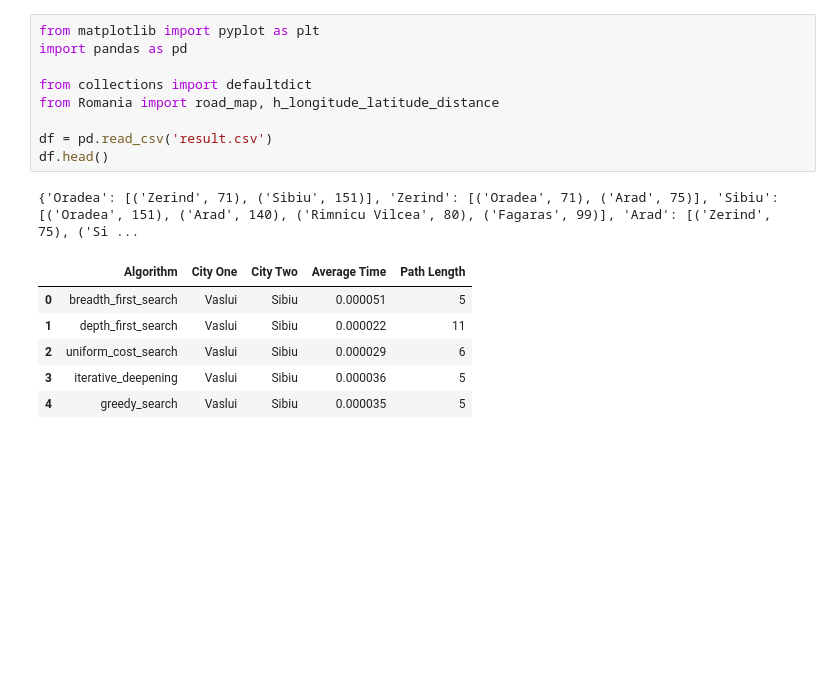
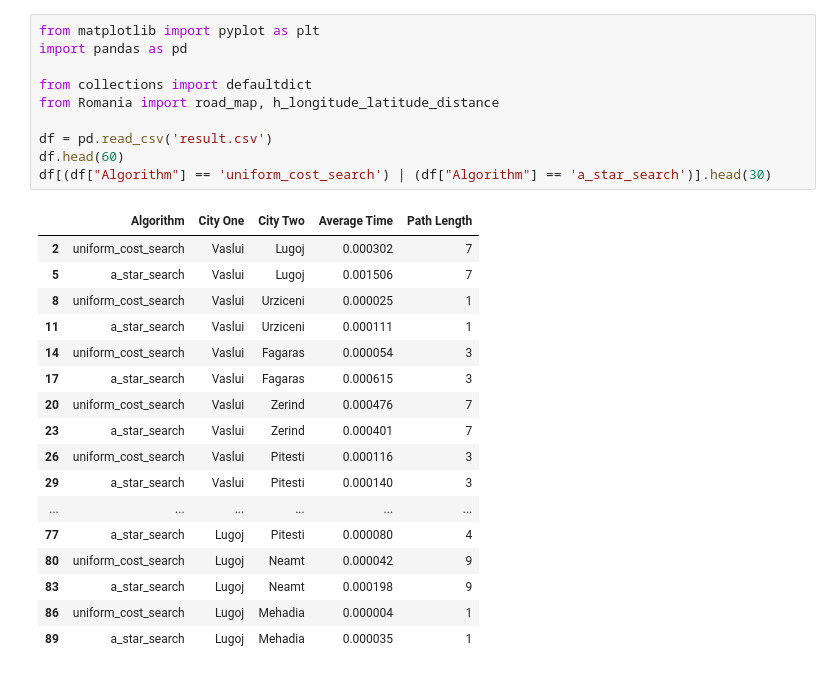
Before and after one commit to meraf00/introduction-to-ai, a Jupyter notebook: assignment-1/trial/question_2_plot.ipynb, the cells around one changed output. Cells and saved outputs as stored; diff of their text form; blank space fills up the shorter version.

```diff
--- a/assignment-1/trial/question_2_plot.ipynb
+++ b/assignment-1/trial/question_2_plot.ipynb
@@ -1,20 +1,31 @@
 # %%
 from matplotlib import pyplot as plt
 import pandas as pd
 
 from collections import defaultdict
 from Romania import road_map, h_longitude_latitude_distance
 
 df = pd.read_csv('result.csv')
-df.head()
+df.head(60)
+df[(df["Algorithm"] == 'uniform_cost_search') | (df["Algorithm"] == 'a_star_search')].head(30)
 # %% [output]
-{'Oradea': [('Zerind', 71), ('Sibiu', 151)], 'Zerind': [('Oradea', 71), ('Arad', 75)], 'Sibiu': [('Oradea', 151), ('Arad', 140), ('Rimnicu Vilcea', 80), ('Fagaras', 99)], 'Arad': [('Zerind', 75), ('Si ...
 |  | Algorithm | City One | City Two | Average Time | Path Length |
-| 0 | breadth_first_search | Vaslui | Sibiu | 0.000051 | 5 |
-| 1 | depth_first_search | Vaslui | Sibiu | 0.000022 | 11 |
-| 2 | uniform_cost_search | Vaslui | Sibiu | 0.000029 | 6 |
-| 3 | iterative_deepening | Vaslui | Sibiu | 0.000036 | 5 |
-| 4 | greedy_search | Vaslui | Sibiu | 0.000035 | 5 |
+| 2 | uniform_cost_search | Vaslui | Lugoj | 0.000302 | 7 |
+| 5 | a_star_search | Vaslui | Lugoj | 0.001506 | 7 |
+| 8 | uniform_cost_search | Vaslui | Urziceni | 0.000025 | 1 |
+| 11 | a_star_search | Vaslui | Urziceni | 0.000111 | 1 |
+| 14 | uniform_cost_search | Vaslui | Fagaras | 0.000054 | 3 |
+| 17 | a_star_search | Vaslui | Fagaras | 0.000615 | 3 |
+| 20 | uniform_cost_search | Vaslui | Zerind | 0.000476 | 7 |
+| 23 | a_star_search | Vaslui | Zerind | 0.000401 | 7 |
+| 26 | uniform_cost_search | Vaslui | Pitesti | 0.000116 | 3 |
+| 29 | a_star_search | Vaslui | Pitesti | 0.000140 | 3 |
+| ... | ... | ... | ... | ... | ... |
+| 77 | a_star_search | Lugoj | Pitesti | 0.000080 | 4 |
+| 80 | uniform_cost_search | Lugoj | Neamt | 0.000042 | 9 |
+| 83 | a_star_search | Lugoj | Neamt | 0.000198 | 9 |
+| 86 | uniform_cost_search | Lugoj | Mehadia | 0.000004 | 1 |
+| 89 | a_star_search | Lugoj | Mehadia | 0.000035 | 1 |
 # %%
 sample_cities = []
 
```
Also changed, not shown: parts of 1 cell of this notebook, 9 other files.
